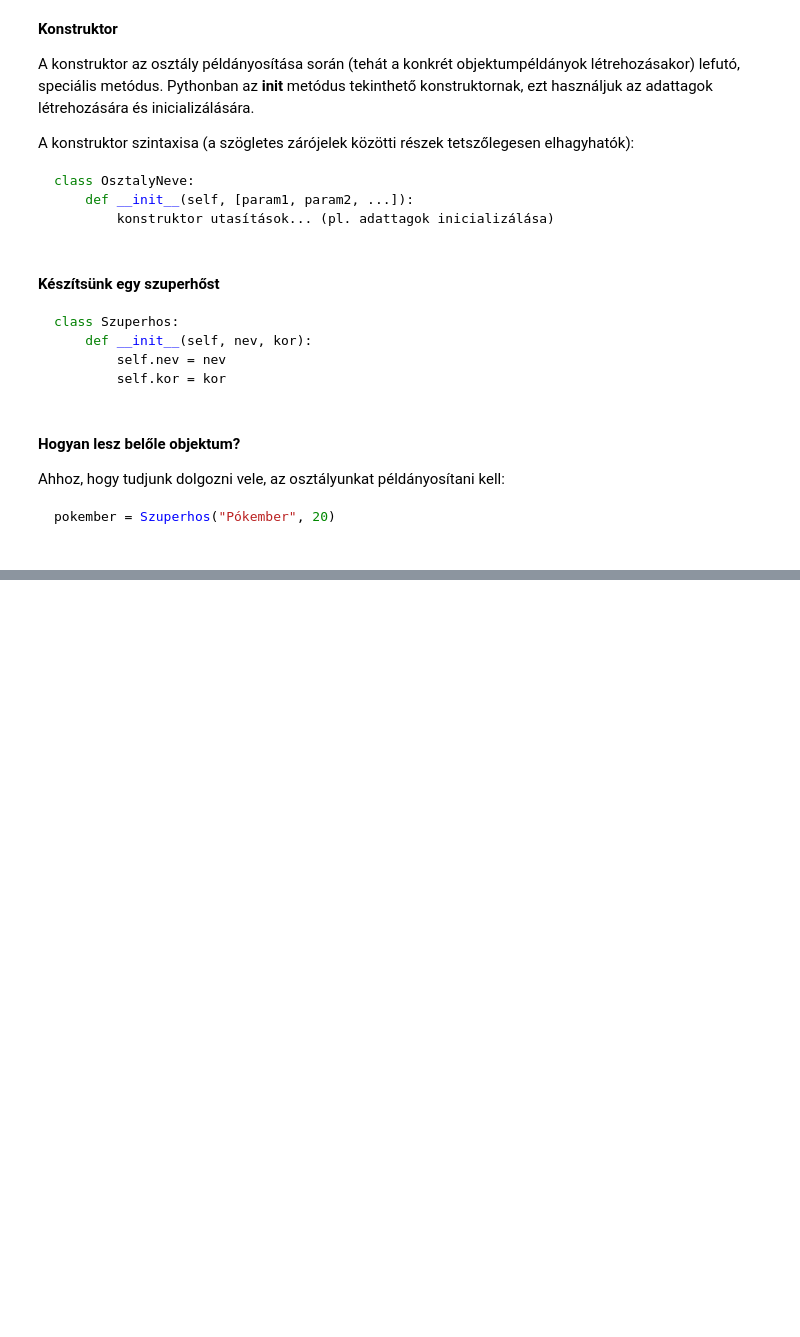
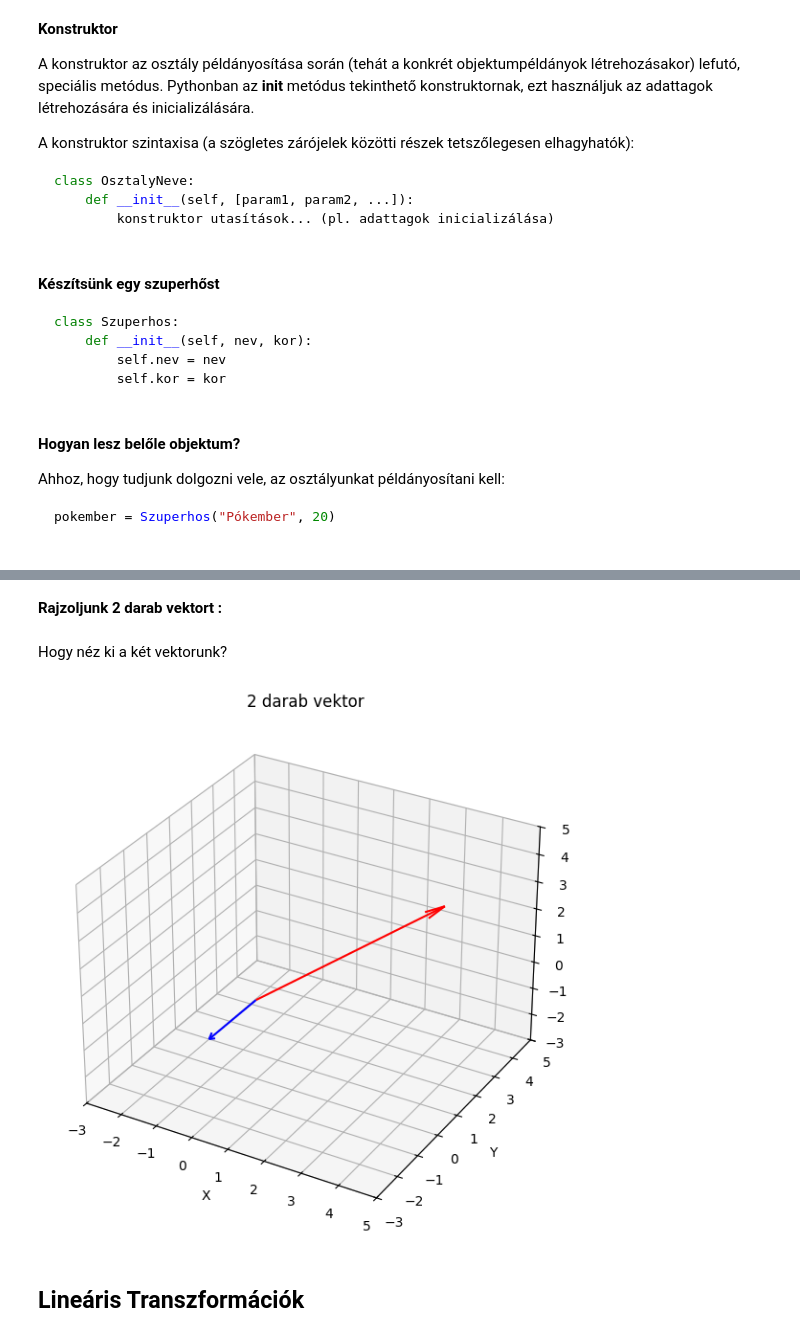
Before and after one commit to BBotond03/ATAMA_2025, a Jupyter notebook: ora_2-Linearis_transzformaciok/ora_2-Linearis_Transzformaciok.ipynb, the cells around one changed output, grey strips where cells are left out. Saved outputs shown, nothing was run; the diff lists cells and outputs as text; code cells hidden in the pictures; blank space fills up the shorter version.

```diff
--- a/ora_2-Linearis_transzformaciok/ora_2-Linearis_Transzformaciok.ipynb
+++ b/ora_2-Linearis_transzformaciok/ora_2-Linearis_Transzformaciok.ipynb
@@ -217,0 +293,27 @@ print(f"Conjugate of z1: {z5}")
+# %% [markdown]
+**Rajzoljunk 2 darab vektort :**
+# %%
+X, Y, Z = [0, 0], [0, 0], [0, 0]  # kezdőpontok
+U, V, W = [3, -2], [4, 1], [2, -3]  # végpontok
+# %% [markdown]
+Hogy néz ki a két vektorunk?
+# %%
+# Plotoljuk őket egy másik ábrára
+fig2 = plt.figure(figsize=(7, 7)) # legyen picit nagyobb
+twoVectors = fig2.add_subplot(111, projection='3d')
+twoVectors.quiver(X, Y, Z, U, V, W, color=['r', 'b'], arrow_length_ratio=0.1)
+
+twoVectors.set_xlim([-3, 5])
+twoVectors.set_ylim([-3, 5])
+twoVectors.set_zlim([-3, 5])
+
+twoVectors.set_xlabel('X')
+twoVectors.set_ylabel('Y')
+twoVectors.set_zlabel('Z')
+twoVectors.set_title("2 darab vektor")
+
+plt.show()
+# %% [output]
+[figure, added]
+# %% [markdown]
+## Lineáris Transzformációk
```
Also changed, not shown: parts of 8 cells of this notebook.
